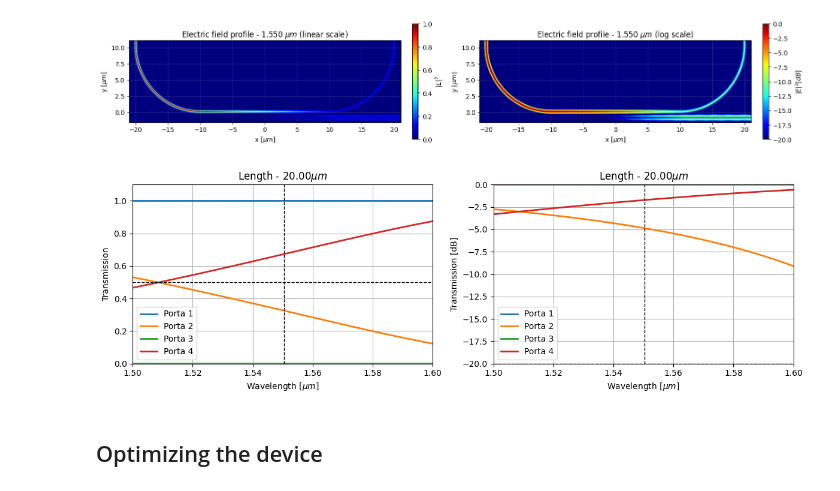
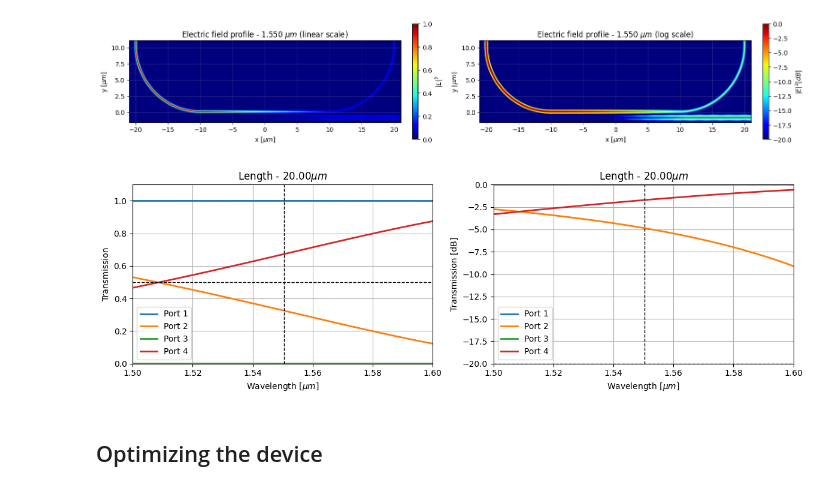
Before and after one commit to LucasGabrielMelo/Capacita-o---Fot-nica, a Jupyter notebook: APIPython/DirectionalCoupler/Mode_conversion_DC/Conversor_DC_FDTD.ipynb, the cells around one changed output. Saved outputs shown, nothing was run; the diff lists cells and outputs as text; code cells hidden in the pictures.

```diff
--- a/APIPython/DirectionalCoupler/Mode_conversion_DC/Conversor_DC_FDTD.ipynb
+++ b/APIPython/DirectionalCoupler/Mode_conversion_DC/Conversor_DC_FDTD.ipynb
@@ -244,14 +244,6 @@ fdtdApi.set('y span', y_span_fdtd)
 fdtdApi.set('y max', rad + (gap+wvg1_width)/2 + 0.75*um)
 fdtdApi.set('z', z_fdtd)
 
-fdtdApi.addmovie()
-fdtdApi.set('name', 'movie')
-fdtdApi.set('x', x_fdtd)
-fdtdApi.set('x span', x_span_fdtd)
-fdtdApi.set('y', y_fdtd)
-fdtdApi.set('y span', y_span_fdtd)
-fdtdApi.set('z', z_fdtd)
-
 fdtdApi.save('Conversor_Directional_coupler_FDTD')
 # %% [markdown]
 ## Visualizing the electric field profile ##
@@ -319,34 +311,34 @@ plt.show()
 # %%
 fig2, ax2 = plt.subplots(1,2,figsize=(12,4))
 for i in range(1,5,1):
     ports = fdtdApi.getresult('FDTD::ports::port_%d' %i, 'T')
-    ax2[0].plot(ports['lambda']/um, np.abs(ports['T']), label = 'Porta %d' %i, linewidth = 2)
-    ax2[1].plot(ports['lambda']/um, 10*np.log10(np.abs(ports['T'])), label = 'Porta %d' %i, linewidth = 2)
+    ax2[0].plot(ports['lambda']/um, np.abs(ports['T']), label = 'Port %d' %i, linewidth = 2)
+    ax2[1].plot(ports['lambda']/um, 10*np.log10(np.abs(ports['T'])), label = 'Port %d' %i, linewidth = 2)
 
 ax2[0].axvline(central_wavelength[indxLambda,0]/um, color = 'k', linestyle = '--', linewidth = 1)
 ax2[0].axhline(0.5, color = 'k', linestyle = '--', linewidth = 1)
 ax2[0].set_xlabel(r'Wavelength [$\mu m$]')
 ax2[0].set_ylabel(r'Transmission')
 ax2[0].set_xlim([start_wavelength/um, stop_wavelength/um])
 ax2[0].set_ylim([0,1.1])
 ax2[0].set_title(r'Length - %.2f$\mu m$' % (Ldc/um))
 ax2[0].grid(True)
 ax2[0].legend(loc = 'best')
 
 ax2[1].axvline(central_wavelength[indxLambda,0]/um, color = 'k', linestyle = '--', linewidth = 1)
 ax2[1].axhline(-20, color = 'k', linestyle = '--', linewidth = 1)
 ax2[1].set_xlabel(r'Wavelength [$\mu m$]')
 ax2[1].set_ylabel(r'Transmission [dB]')
 ax2[1].set_xlim([start_wavelength/um, stop_wavelength/um])
 ax2[1].set_ylim([-20,0])
 ax2[1].set_title(r'Length - %.2f$\mu m$' % (Ldc/um))
 ax2[1].grid(True)
 ax2[1].legend(loc = 'best')
 
 plt.tight_layout()
 plt.show()
 # %% [output]
-[figure, old version]
+[figure, new version]
 # %% [markdown]
 ## Optimizing the device ##
 # %%
```
